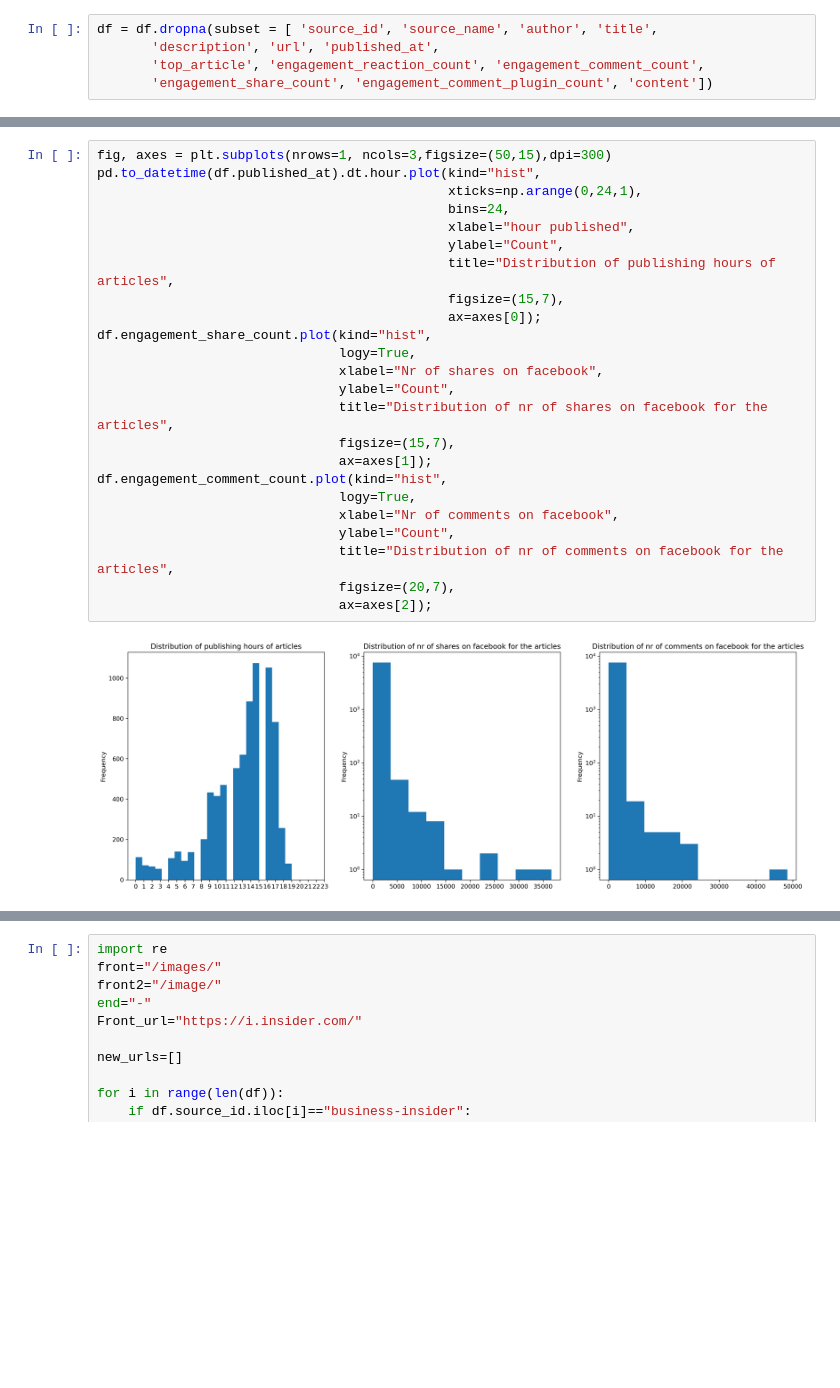
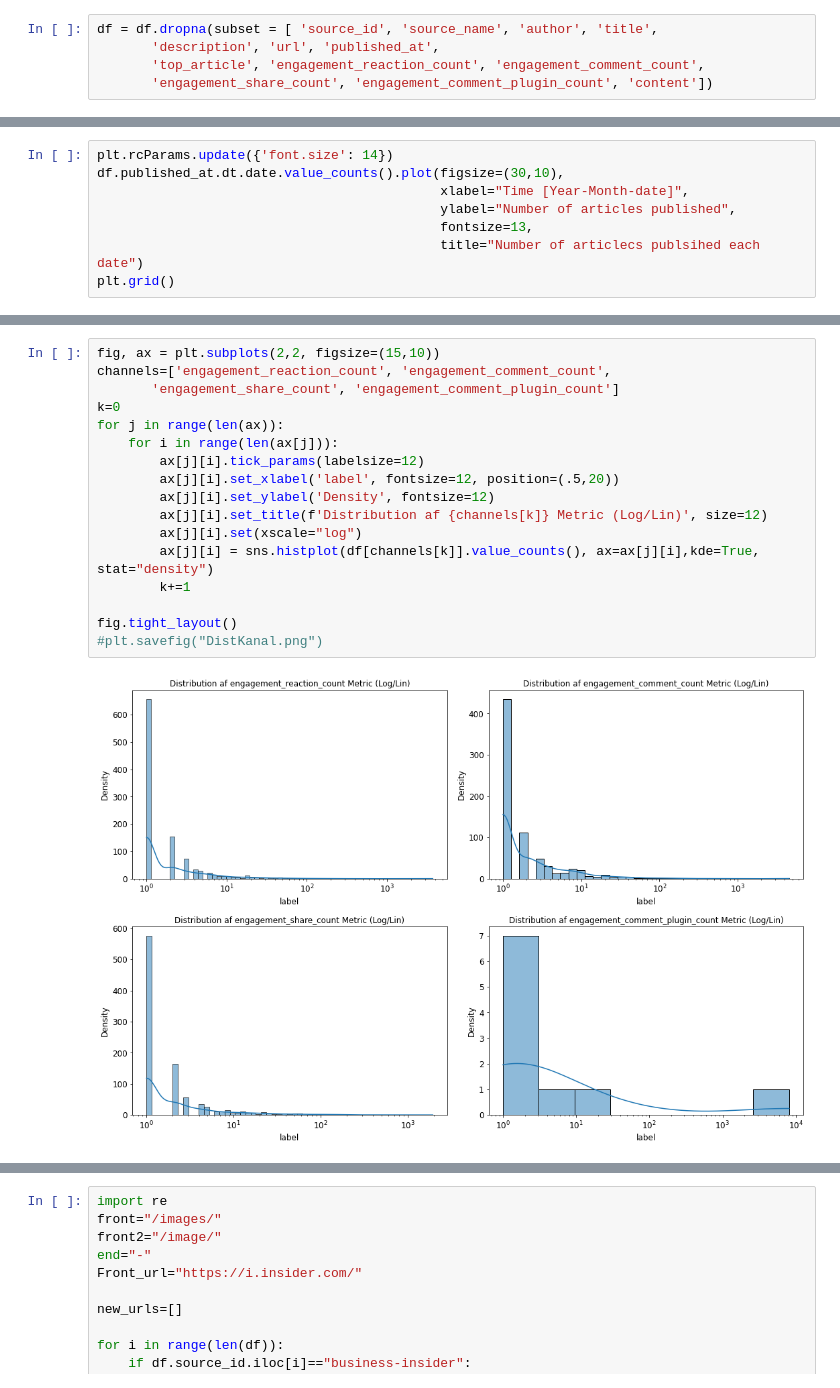
Before and after one commit to illumlol/ABA_2022, a Jupyter notebook: aba_1.ipynb, the cells around one changed output, grey strips where cells are left out. Drawn from its saved outputs; the diff is of its cells as text; blank space fills up the shorter version.

```diff
--- a/aba_1.ipynb
+++ b/aba_1.ipynb
@@ -106,0 +110,8 @@ df['Year'] = df.published_at.apply(lambda x: x.year)
+# %%
+plt.rcParams.update({'font.size': 14})
+df.published_at.dt.date.value_counts().plot(figsize=(30,10),
+                                            xlabel="Time [Year-Month-date]",
+                                            ylabel="Number of articles published",
+                                            fontsize=13,
+                                            title="Number of articlecs publsihed each date")
+plt.grid()
@@ -126,26 +177,19 @@ df.source_name.value_counts().plot(kind="bar",
 # %%
-fig, axes = plt.subplots(nrows=1, ncols=3,figsize=(50,15),dpi=300)
-pd.to_datetime(df.published_at).dt.hour.plot(kind="hist",
-                                             xticks=np.arange(0,24,1),
-                                             bins=24,
-                                             xlabel="hour published",
-                                             ylabel="Count",
-                                             title="Distribution of publishing hours of articles",
-                                             figsize=(15,7),
-                                             ax=axes[0]);
-df.engagement_share_count.plot(kind="hist",
-                               logy=True,
-                               xlabel="Nr of shares on facebook",
-                               ylabel="Count",
-                               title="Distribution of nr of shares on facebook for the articles",
-                               figsize=(15,7),
-                               ax=axes[1]);
-df.engagement_comment_count.plot(kind="hist",
-                               logy=True,
-                               xlabel="Nr of comments on facebook",
-                               ylabel="Count",
-                               title="Distribution of nr of comments on facebook for the articles",
-                               figsize=(20,7),
-                               ax=axes[2]);
+fig, ax = plt.subplots(2,2, figsize=(15,10))
+channels=['engagement_reaction_count', 'engagement_comment_count',
+       'engagement_share_count', 'engagement_comment_plugin_count']
+k=0
+for j in range(len(ax)):
+    for i in range(len(ax[j])):
+        ax[j][i].tick_params(labelsize=12)
+        ax[j][i].set_xlabel('label', fontsize=12, position=(.5,20))
+        ax[j][i].set_ylabel('Density', fontsize=12)
+        ax[j][i].set_title(f'Distribution af {channels[k]} Metric (Log/Lin)', size=12)
+        ax[j][i].set(xscale="log")
+        ax[j][i] = sns.histplot(df[channels[k]].value_counts(), ax=ax[j][i],kde=True, stat="density")
+        k+=1
+
+fig.tight_layout()
+#plt.savefig("DistKanal.png")
 # %% [output]
-[figure, old version]
+[figure, new version]
```
Also changed, not shown: parts of 40 cells of this notebook, 1 other file.
